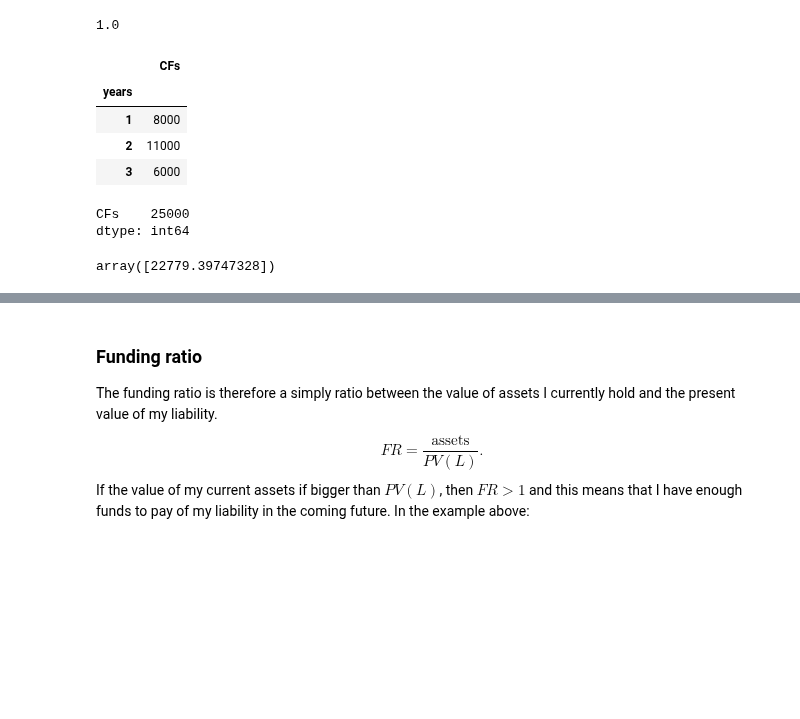
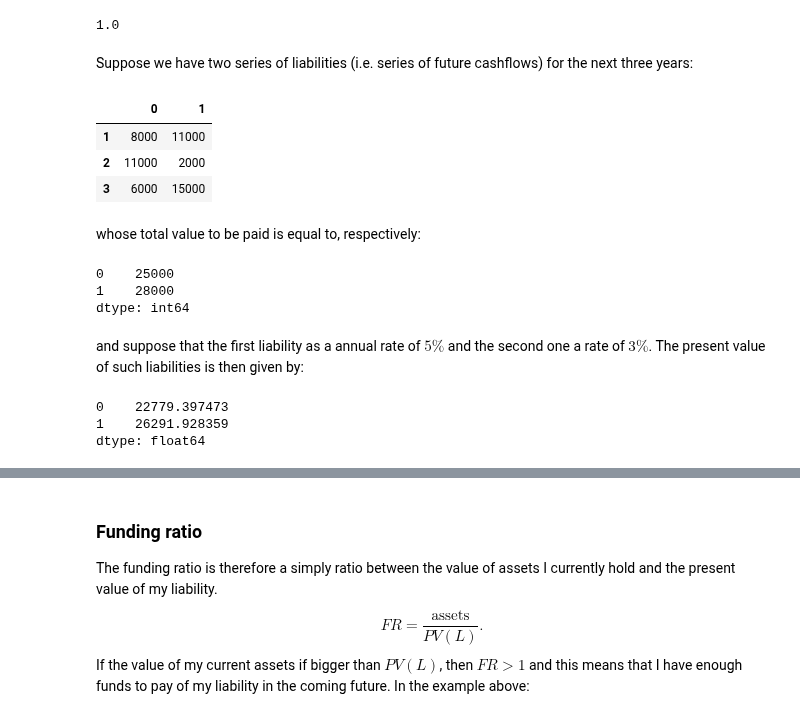
Before and after one commit to z4ir3/finance-courses, a Jupyter notebook: week-4.ipynb, the cells around one changed output, grey strips where cells are left out. Drawn from its saved outputs; the diff is of its cells as text; code cells hidden in the pictures; blank space fills up the shorter version.

Commit message:
updating liability hedging by zcb and cash

```diff
--- a/week-4.ipynb
+++ b/week-4.ipynb
@@ -130,23 +126,30 @@ def present_value(L, r):
+# %% [markdown]
+Suppose we have two series of liabilities (i.e. series of future cashflows) for the next three years:
 # %%
-L = pd.DataFrame([8000,11000,6000], index=[1,2,3], columns=["CFs"])
-L.index.name = "years"
+L = pd.DataFrame([[8000,11000],[11000,2000],[6000,15000]], index=[1,2,3])
 L
 # %% [output]
-|  | CFs |
-| years |  |
-| 1 | 8000 |
-| 2 | 11000 |
-| 3 | 6000 |
+|  | 0 | 1 |
+| 1 | 8000 | 11000 |
+| 2 | 11000 | 2000 |
+| 3 | 6000 | 15000 |
-# %%
-# the total value of the liability is:
-L.sum()
-# %% [output]
-CFs    25000
-dtype: int64
-# %%
-# whereas the present value is:
-PV = present_value(L, 0.05)
-PV
-# %% [output]
-array([22779.39747328])
+# %% [markdown]
+whose total value to be paid is equal to, respectively:
+# %%
+L.sum()
+# %% [output]
+0    25000
+1    28000
+dtype: int64
+# %% [markdown]
+and suppose that the first liability as a annual rate of $5\%$ and the second one a rate of $3\%$.
+The present value of such liabilities is then given by:
+# %%
+r = [0.05, 0.03]
+PV = erk.present_value(L, r)
+PV
+# %% [output]
+0    22779.397473
+1    26291.928359
+dtype: float64
 # %% [markdown]
```
Also changed, not shown: parts of 42 cells of this notebook.
